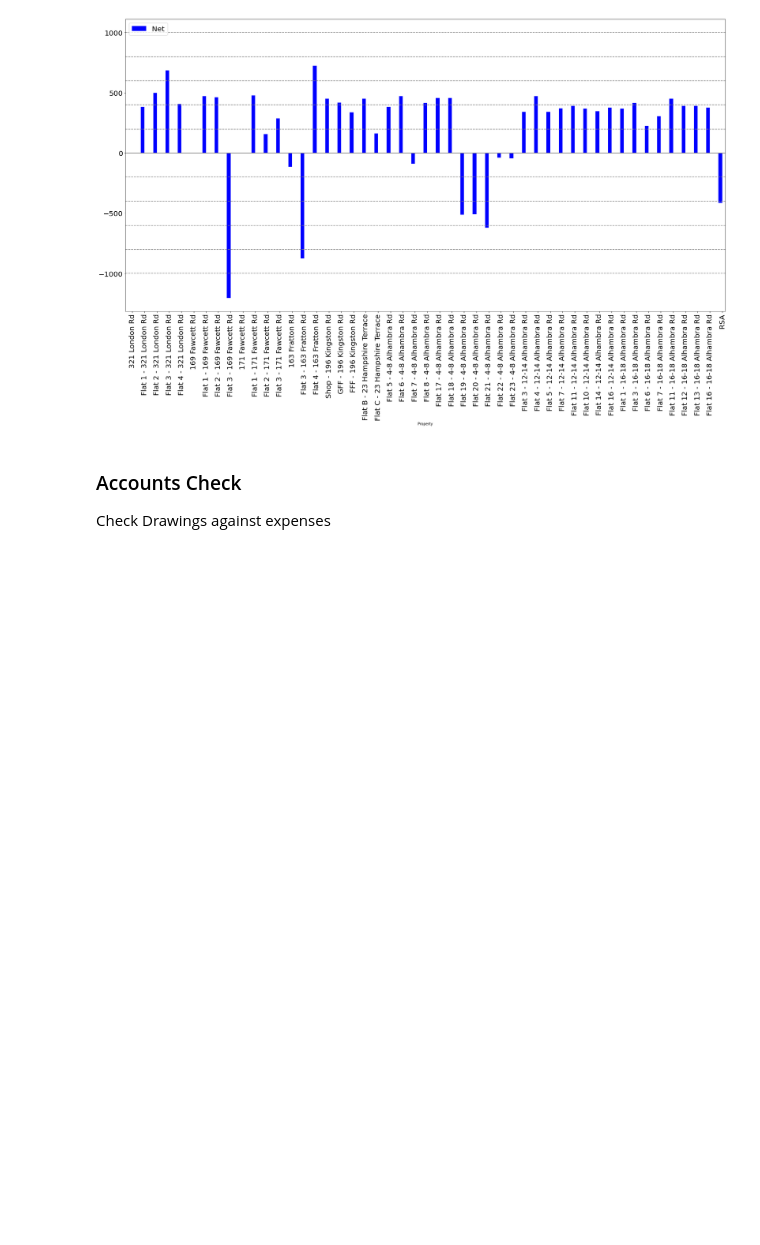
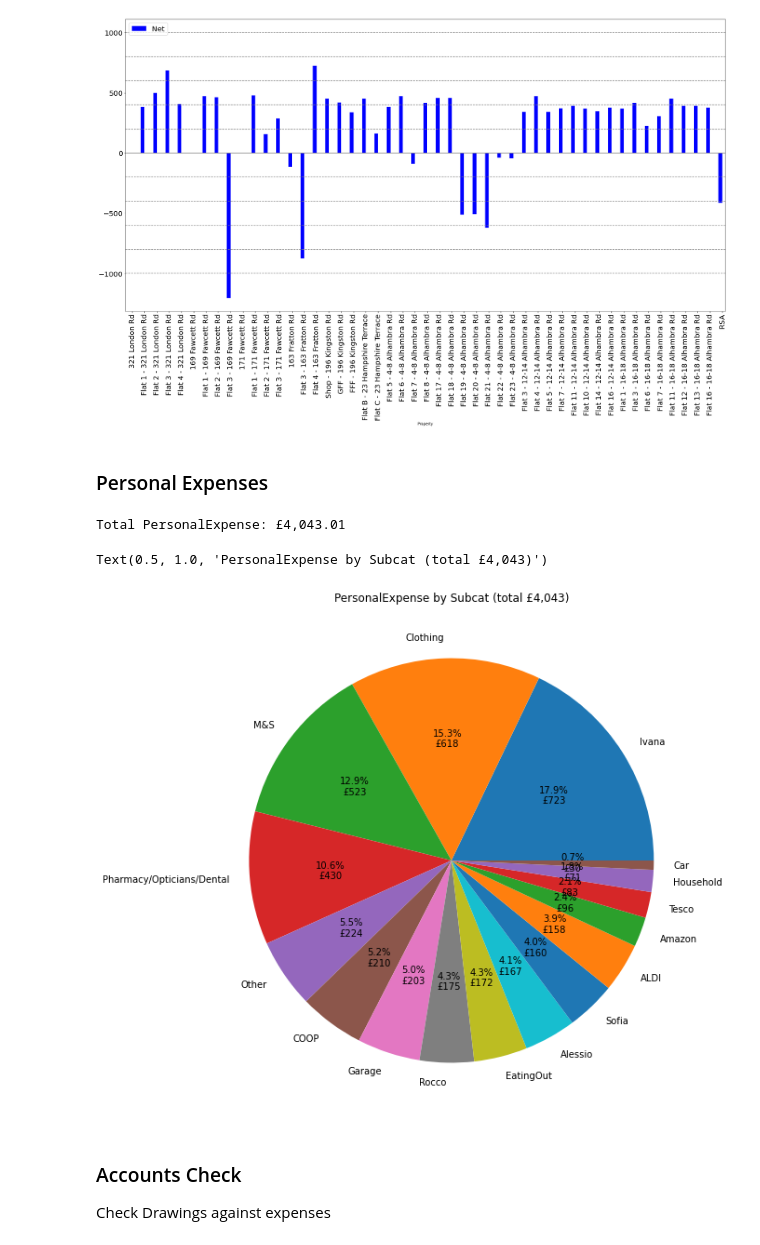
Before and after one commit to maffers001/property, a Jupyter notebook: python/PropertyAnalytics_v2/4.0 RentStatement-AUG26.ipynb, the cells around one changed output. Saved outputs shown, nothing was run; the diff lists cells and outputs as text; code cells hidden in the pictures; blank space fills up the shorter version.

```diff
--- a/python/PropertyAnalytics_v2/4.0 RentStatement-AUG26.ipynb
+++ b/python/PropertyAnalytics_v2/4.0 RentStatement-AUG26.ipynb
@@ -65,6 +65,26 @@ plot_income_expenditure_per_property(dfRs[:-1])
 plot_net_income(dfRs[:-1])
 # %% [output]
 [figure]
+# %% [markdown]
+### Personal Expenses
+# %%
+dfPe = dfAll.loc[(dfAll.Cat == 'PersonalExpense'), ['Subcat', 'Amount']][start:end]
+by_sub = dfPe.groupby('Subcat')['Amount'].sum().abs().sort_values(ascending=False)
+by_sub = by_sub[by_sub > 0]
+pe_total = by_sub.sum()
+print(f'Total PersonalExpense: £{pe_total:,.2f}')
+
+def _pe_autopct(pct):
+    value = pct / 100.0 * pe_total
+    return f'{pct:.1f}%\n£{value:,.0f}'
+
+ax = by_sub.plot.pie(autopct=_pe_autopct, figsize=(10, 10))
+ax.set_ylabel('')
+ax.set_title(f'PersonalExpense by Subcat (total £{pe_total:,.0f})')
+# %% [output]
+Total PersonalExpense: £4,043.01
+Text(0.5, 1.0, 'PersonalExpense by Subcat (total £4,043)')
+[figure, added]
 # %% [markdown]
 ### Accounts Check
 Check Drawings against expenses
```
Also changed, not shown: parts of 3 cells of this notebook, 44 other files.
